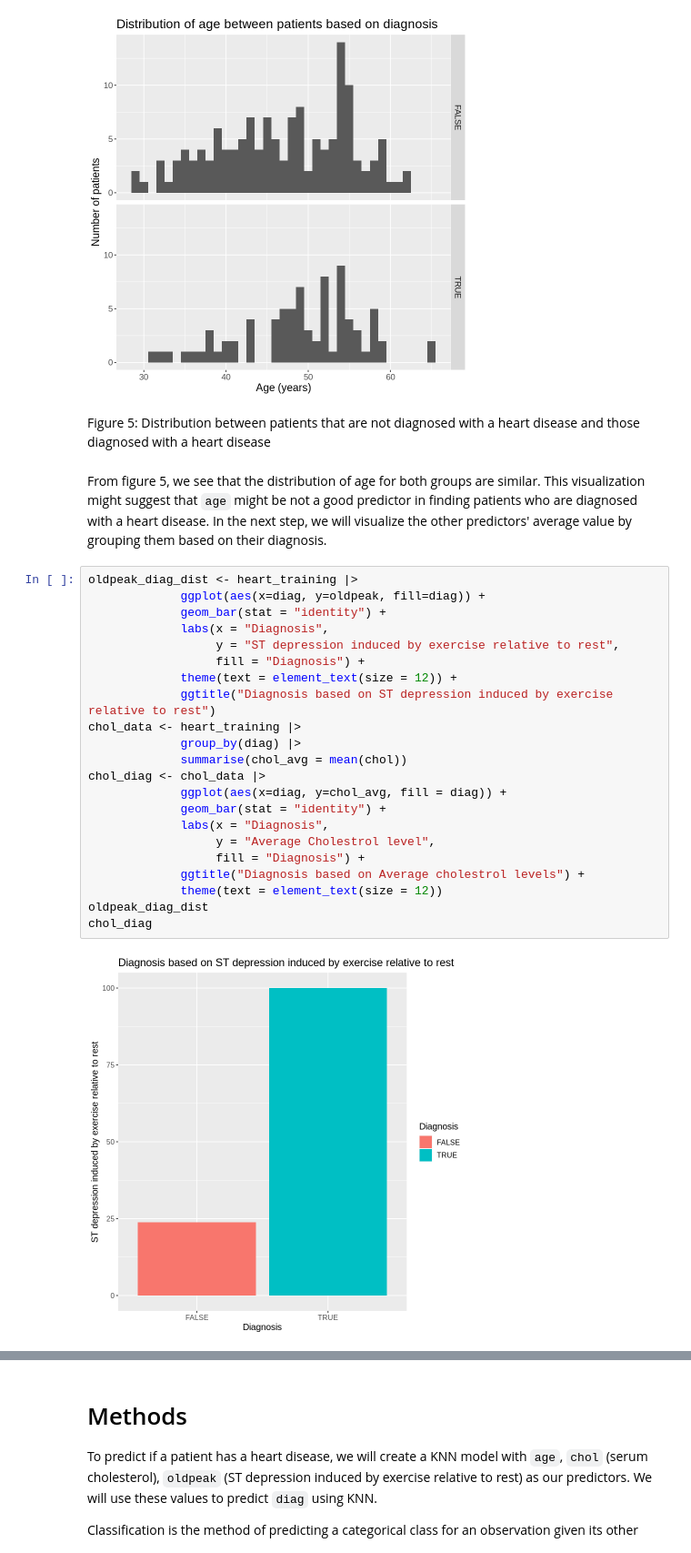
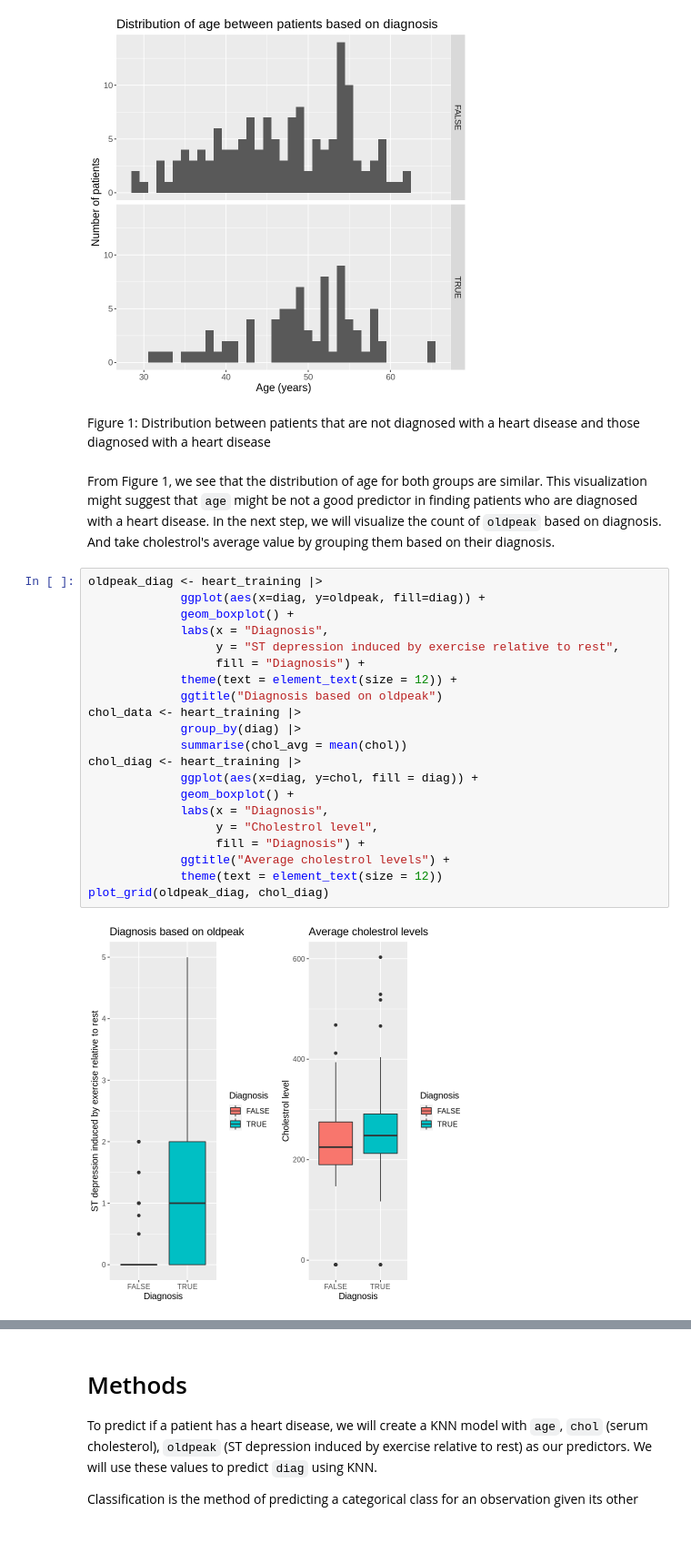
Before and after one commit to BrianAnakPintar/DSCI100-HeartDisease, a Jupyter notebook: Final-report.ipynb, the cells around one changed output, grey strips where cells are left out. Shown at 91% size. Cells and saved outputs as stored; diff of their text form.

Commit message:
Changed figures and tables

```diff
--- a/Final-report.ipynb
+++ b/Final-report.ipynb
@@ -156,30 +158,29 @@ age_dist
 # %% [output]
 [figure]
 # %% [markdown]
-Figure 5: Distribution between patients that are not diagnosed with a heart disease and those diagnosed with a heart disease
+Figure 1: Distribution between patients that are not diagnosed with a heart disease and those diagnosed with a heart disease
 # %% [markdown]
-From figure 5, we see that the distribution of age for both groups are similar. This visualization might suggest that `age` might be not a good predictor in finding patients who are diagnosed with a heart disease. In the next step, we will visualize the other predictors' average value by grouping them based on their diagnosis.
+From Figure 1, we see that the distribution of age for both groups are similar. This visualization might suggest that `age` might be not a good predictor in finding patients who are diagnosed with a heart disease. In the next step, we will visualize the count of `oldpeak` based on diagnosis. And take cholestrol's average value by grouping them based on their diagnosis.
 # %%
-oldpeak_diag_dist <- heart_training |>
+oldpeak_diag <- heart_training |>
              ggplot(aes(x=diag, y=oldpeak, fill=diag)) +
-             geom_bar(stat = "identity") +
+             geom_boxplot() +
              labs(x = "Diagnosis",
                   y = "ST depression induced by exercise relative to rest",
                   fill = "Diagnosis") +
              theme(text = element_text(size = 12)) +
-             ggtitle("Diagnosis based on ST depression induced by exercise relative to rest")
+             ggtitle("Diagnosis based on oldpeak")
 chol_data <- heart_training |>
              group_by(diag) |>
              summarise(chol_avg = mean(chol))
-chol_diag <- chol_data |>
-             ggplot(aes(x=diag, y=chol_avg, fill = diag)) +
-             geom_bar(stat = "identity") +
+chol_diag <- heart_training |>
+             ggplot(aes(x=diag, y=chol, fill = diag)) +
+             geom_boxplot() +
              labs(x = "Diagnosis",
-                  y = "Average Cholestrol level",
+                  y = "Cholestrol level",
                   fill = "Diagnosis") +
-             ggtitle("Diagnosis based on Average cholestrol levels") +
+             ggtitle("Average cholestrol levels") +
              theme(text = element_text(size = 12))
-oldpeak_diag_dist
-chol_diag
+plot_grid(oldpeak_diag, chol_diag)
 # %% [output]
-[figure, old version]
+[figure, new version]
```
Also changed, not shown: parts of 22 cells of this notebook.
